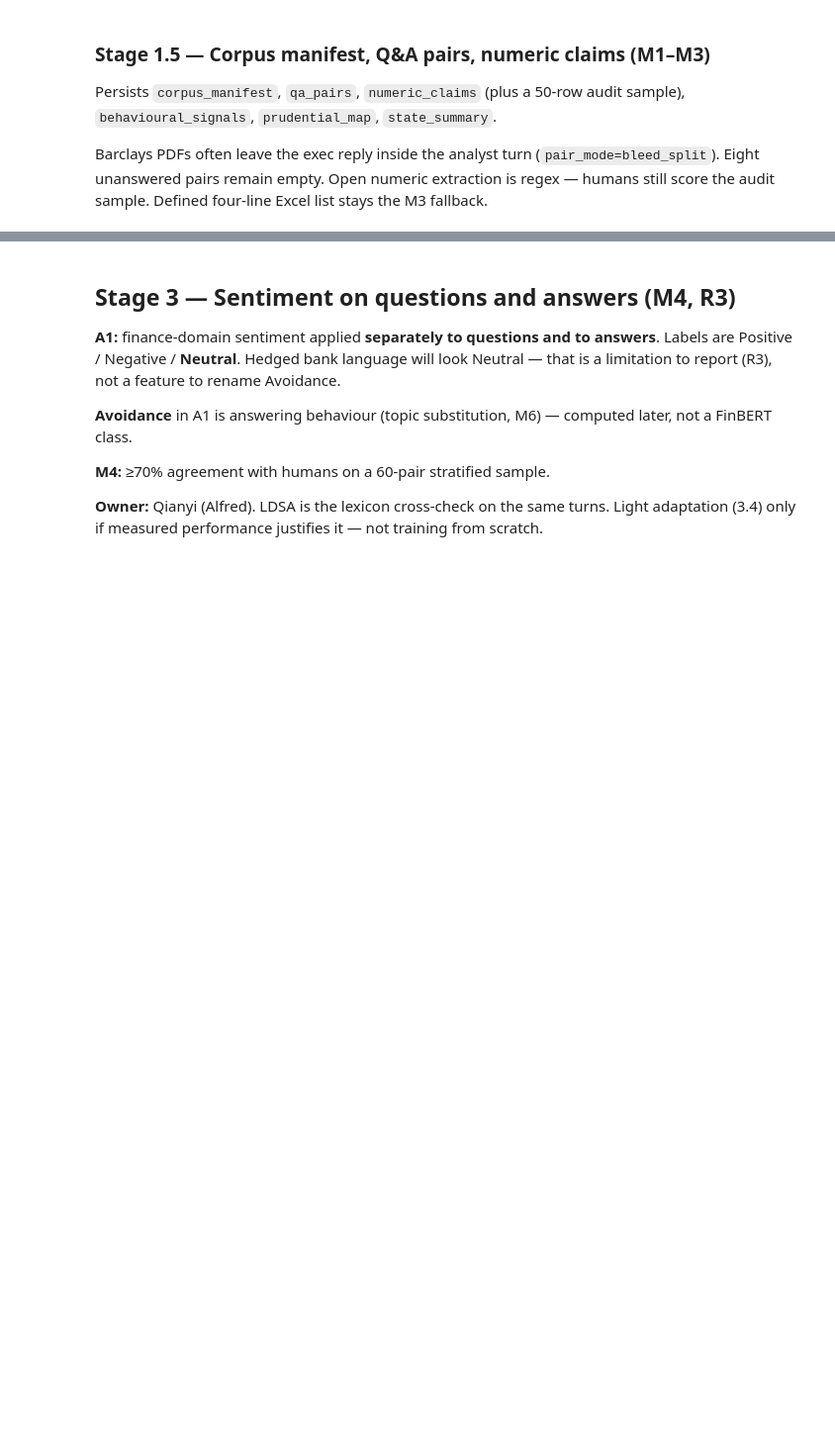
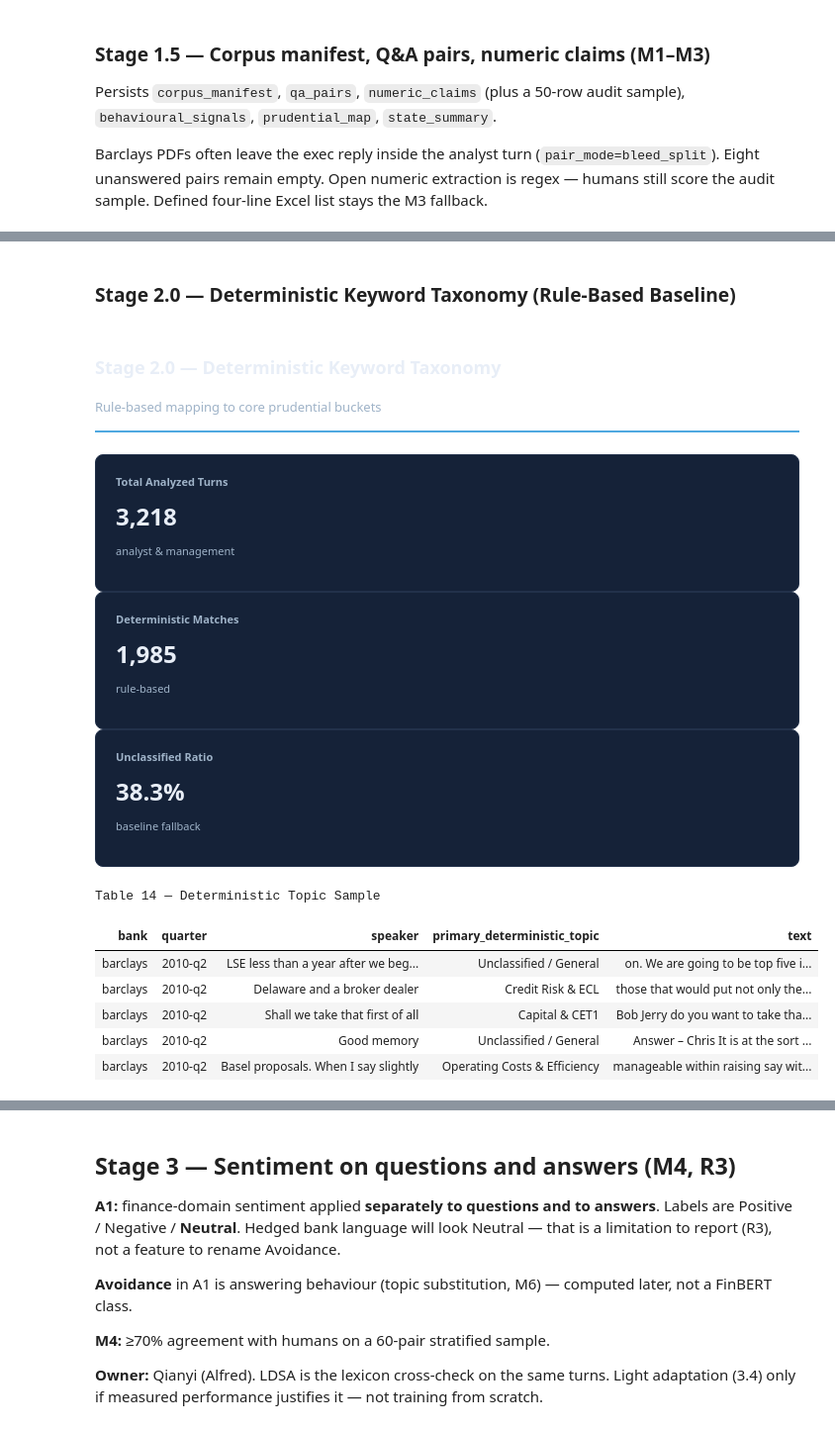
Before and after one commit to susanavenda/boe-earnings-insights, a Jupyter notebook: notebooks/boe_earnings_insights.ipynb, the cells around one changed output, grey strips where cells are left out. Shown at 99% size. Saved outputs shown, nothing was run; the diff lists cells and outputs as text; code cells hidden in the pictures; blank space fills up the shorter version.

```diff
--- a/notebooks/boe_earnings_insights.ipynb
+++ b/notebooks/boe_earnings_insights.ipynb
@@ -1559,0 +1254,54 @@ Coherence is a relative topic-quality signal, not a risk alert. Soft sentiment q
+# %% [markdown]
+### Stage 2.0 — Deterministic Keyword Taxonomy (Rule-Based Baseline)
+# %%
+## @title 2.0 Deterministic Keyword Taxonomy (Rule-Based Baseline)
+section_header('Stage 2.0 — Deterministic Keyword Taxonomy', 'Rule-based mapping to core prudential buckets')
+
+PRUDENTIAL_TAXONOMY = {
+    'Capital & CET1': ['cet1', 'capital ratio', 'tier 1', 'rwa', 'risk weighted', 'buffer', 'pilar 2', 'distribution', 'buyback', 'dividend'],
+    'Credit Risk & ECL': ['ecl', 'impairment', 'credit loss', 'stage 2', 'stage 3', 'npl', 'bad debt', 'provision', 'default', 'wholesale credit'],
+    'Liquidity & Funding': ['lcr', 'nsfr', 'liquidity', 'deposit', 'funding', 'central bank', 'cash flow', 'run-off'],
+    'Earnings & Margin (NIM)': ['nim', 'net interest margin', 'net interest income', 'nii', 'yield', 'hedge', 'structural hedge', 'revenue'],
+    'Operating Costs & Efficiency': ['cost', 'opex', 'operating expenses', 'cost to income', 'efficiency', 'restructuring', 'headcount'],
+    'Operational & Conduct Risk': ['conduct', 'compliance', 'fine', 'litigation', 'remediation', 'operational risk', 'cyber', 'fraud']
+}
+
+def match_deterministic_taxonomy(text):
+    text_lower = str(text).lower()
+    matched_buckets = []
+    for category, keywords in PRUDENTIAL_TAXONOMY.items():
+        if any(re.search(r'\b' + re.escape(kw) + r'\b', text_lower) for kw in keywords):
+            matched_buckets.append(category)
+    return matched_buckets if matched_buckets else ['Unclassified / General']
+
+# Load turns from SQLite
+df_turns = _df('all_turns') if _has('all_turns') else _df('analyst_turns')
+df_turns['deterministic_topics'] = df_turns['text'].apply(match_deterministic_taxonomy)
+df_turns['primary_deterministic_topic'] = df_turns['deterministic_topics'].apply(lambda x: x[0])
+
+kpi_row([
+    ('Total Analyzed Turns', f"{len(df_turns):,}", 'analyst & management'),
+    ('Deterministic Matches', f"{sum(df_turns['primary_deterministic_topic'] != 'Unclassified / General'):,}", 'rule-based'),
+    ('Unclassified Ratio', f"{(sum(df_turns['primary_deterministic_topic'] == 'Unclassified / General') / len(df_turns)):.1%}", 'baseline fallback')
+])
+
+display_table(df_turns[['bank', 'quarter', 'speaker', 'primary_deterministic_topic', 'text']].head(5), title='Deterministic Topic Sample')
+# %% [output]
+Stage 2.0 — Deterministic Keyword Taxonomy
+Rule-based mapping to core prudential buckets
+Total Analyzed Turns
+3,218
+analyst & management
+Deterministic Matches
+1,985
+rule-based
+Unclassified Ratio
+38.3%
+baseline fallback
+Table 14 — Deterministic Topic Sample
+| bank | quarter | speaker | primary_deterministic_topic | text |
+| barclays | 2010-q2 | LSE less than a year after we beg... | Unclassified / General | on. We are going to be top five i... |
+| barclays | 2010-q2 | Delaware and a broker dealer | Credit Risk & ECL | those that would put not only the... |
+| barclays | 2010-q2 | Shall we take that first of all | Capital & CET1 | Bob Jerry do you want to take tha... |
+| barclays | 2010-q2 | Good memory | Unclassified / General | Answer – Chris It is at the sort ... |
+| barclays | 2010-q2 | Basel proposals. When I say slightly | Operating Costs & Efficiency | manageable within raising say wit... |
```
Also changed, not shown: parts of 31 cells of this notebook.
